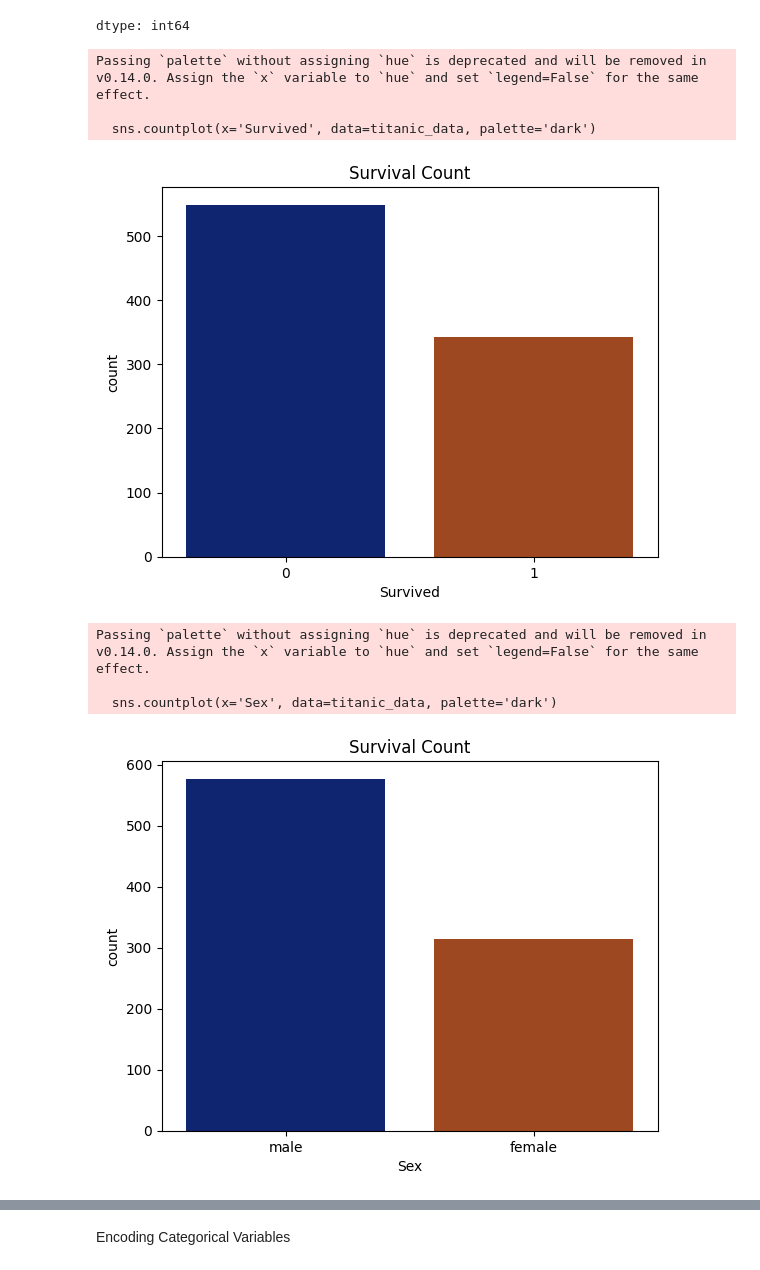
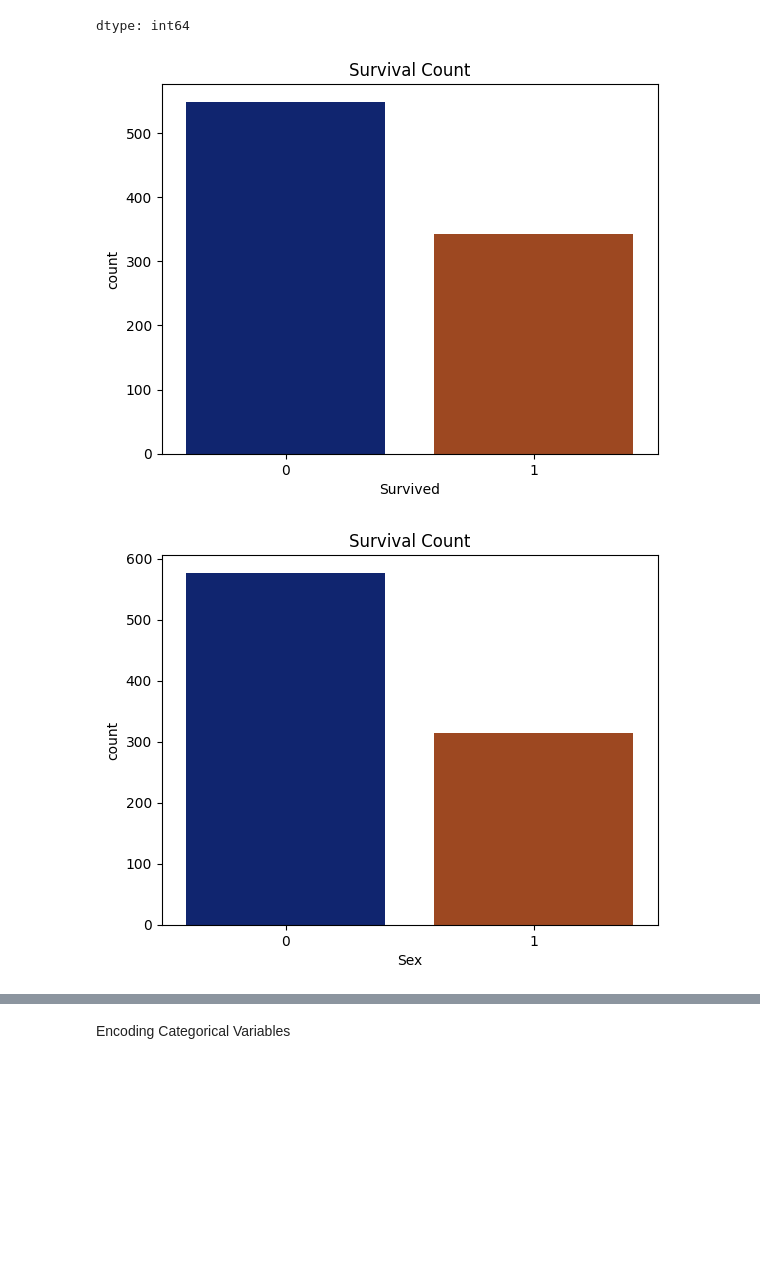
Before and after one commit to VenkatsaiKeesara/TITANIC-SURVIVAL-PREDICTION, a Jupyter notebook: Titanic_Survival_Prediction_using_Machine_Learning.ipynb, the cells around one changed output, grey strips where cells are left out. Saved outputs shown, nothing was run; the diff lists cells and outputs as text; code cells hidden in the pictures; blank space fills up the shorter version.

```diff
--- a/Titanic_Survival_Prediction_using_Machine_Learning.ipynb
+++ b/Titanic_Survival_Prediction_using_Machine_Learning.ipynb
@@ -80,4 +80,4 @@ Handling the missing values
 titanic_data.drop(columns=['Cabin'], inplace=True)
 # %%
 # Fill missing 'Age' with median
-titanic_data['Age'].fillna(titanic_data['Age'].mean(), inplace=True)
+titanic_data['Age'] = titanic_data['Age'].fillna(titanic_data['Age'].mean())
@@ -91,3 +84,3 @@ For example, when doing 'df[col].method(value, inplace=True)', try using 'df.met
 # %%
 # Fill missing 'Embarked' with the most frequent value
-titanic_data['Embarked'].fillna(titanic_data['Embarked'].mode()[0], inplace=True)
+titanic_data['Embarked'] = titanic_data['Embarked'].fillna(titanic_data['Embarked'].mode()[0])
@@ -141,23 +127,17 @@ titanic_data['Survived'].value_counts()
 dtype: int64
 # %%
 # Visualize the distribution of survivors vs non-survivors.
-sns.countplot(x='Survived', data=titanic_data, palette='dark')
+sns.countplot(x='Survived', data=titanic_data, hue='Survived', palette='dark', legend=False)
 plt.title('Survival Count')
 plt.show()
 # %% [output]
-Passing `palette` without assigning `hue` is deprecated and will be removed in v0.14.0. Assign the `x` variable to `hue` and set `legend=False` for the same effect.
-
-  sns.countplot(x='Survived', data=titanic_data, palette='dark')
 [figure]
 # %%
 # Visualize the distribution of 'SEX'.
-sns.countplot(x='Sex', data=titanic_data, palette='dark')
+sns.countplot(x='Sex', data=titanic_data, hue='Sex', palette='dark', legend=False)
 plt.title('Survival Count')
 plt.show()
 # %% [output]
-Passing `palette` without assigning `hue` is deprecated and will be removed in v0.14.0. Assign the `x` variable to `hue` and set `legend=False` for the same effect.
-
-  sns.countplot(x='Sex', data=titanic_data, palette='dark')
-[figure, old version]
+[figure, new version]
 # %%
 # Visualize the distribution of 'Pclass'.
```
Also changed, not shown: parts of 3 cells of this notebook.
